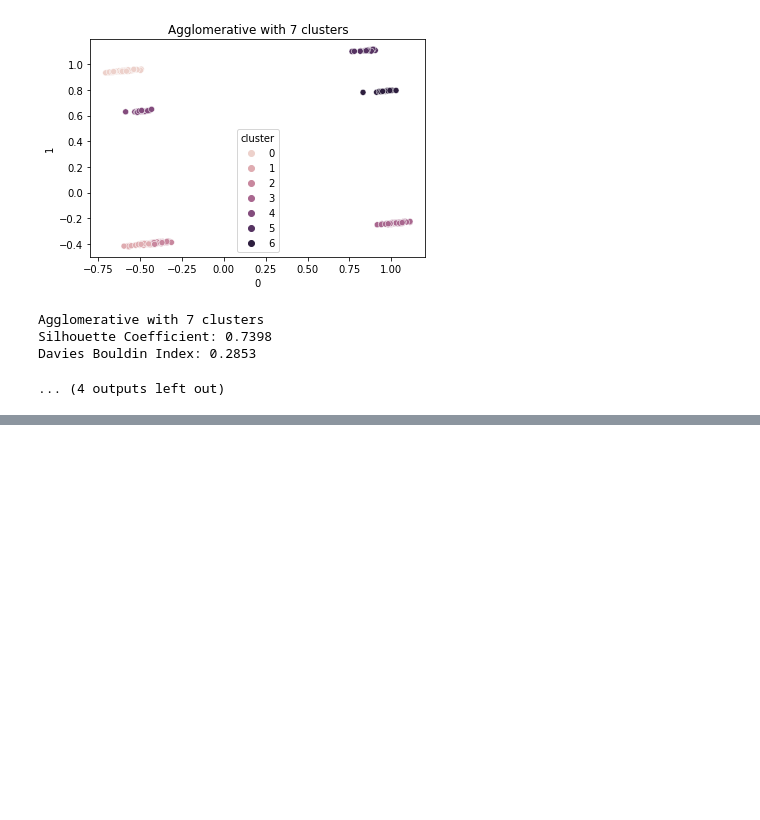
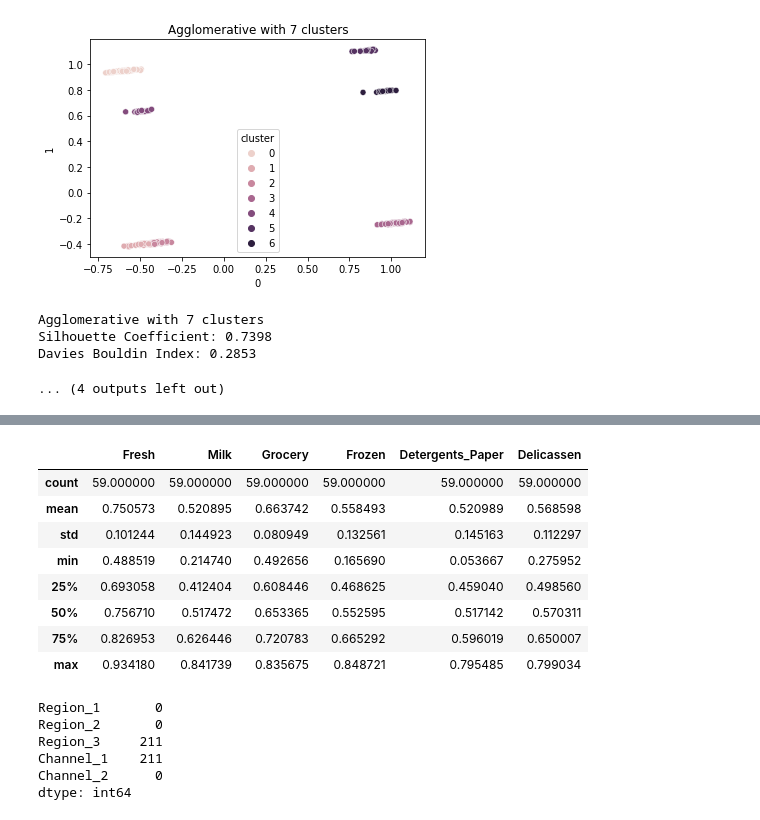
Before and after one commit to cocktail-clustering/1st-clustering, a Jupyter notebook: sales_hierarchical.ipynb, the cells around one changed output, grey strips where cells are left out. Drawn from its saved outputs; the diff is of its cells as text; code cells hidden in the pictures; blank space fills up the shorter version.

```diff
--- a/sales_hierarchical.ipynb
+++ b/sales_hierarchical.ipynb
@@ -489,0 +544,21 @@ Davies Bouldin Index: 0.2853
+# %%
+final[final["cluster"]==1].loc[:,["Fresh",	"Milk",	"Grocery",	"Frozen",	"Detergents_Paper"	,"Delicassen"]].describe()
+# %% [output]
+|  | Fresh | Milk | Grocery | Frozen | Detergents_Paper | Delicassen |
+| count | 59.000000 | 59.000000 | 59.000000 | 59.000000 | 59.000000 | 59.000000 |
+| mean | 0.750573 | 0.520895 | 0.663742 | 0.558493 | 0.520989 | 0.568598 |
+| std | 0.101244 | 0.144923 | 0.080949 | 0.132561 | 0.145163 | 0.112297 |
+| min | 0.488519 | 0.214740 | 0.492656 | 0.165690 | 0.053667 | 0.275952 |
+| 25% | 0.693058 | 0.412404 | 0.608446 | 0.468625 | 0.459040 | 0.498560 |
+| 50% | 0.756710 | 0.517472 | 0.653365 | 0.552595 | 0.517142 | 0.570311 |
+| 75% | 0.826953 | 0.626446 | 0.720783 | 0.665292 | 0.596019 | 0.650007 |
+| max | 0.934180 | 0.841739 | 0.835675 | 0.848721 | 0.795485 | 0.799034 |
+# %%
+final[final["cluster"]==2].loc[:,["Region_1","Region_2","Region_3","Channel_1","Channel_2"]].sum()
+# %% [output]
+Region_1       0
+Region_2       0
+Region_3     211
+Channel_1    211
+Channel_2      0
+dtype: int64
```
Also changed, not shown: parts of 15 cells of this notebook, 1 other file.
